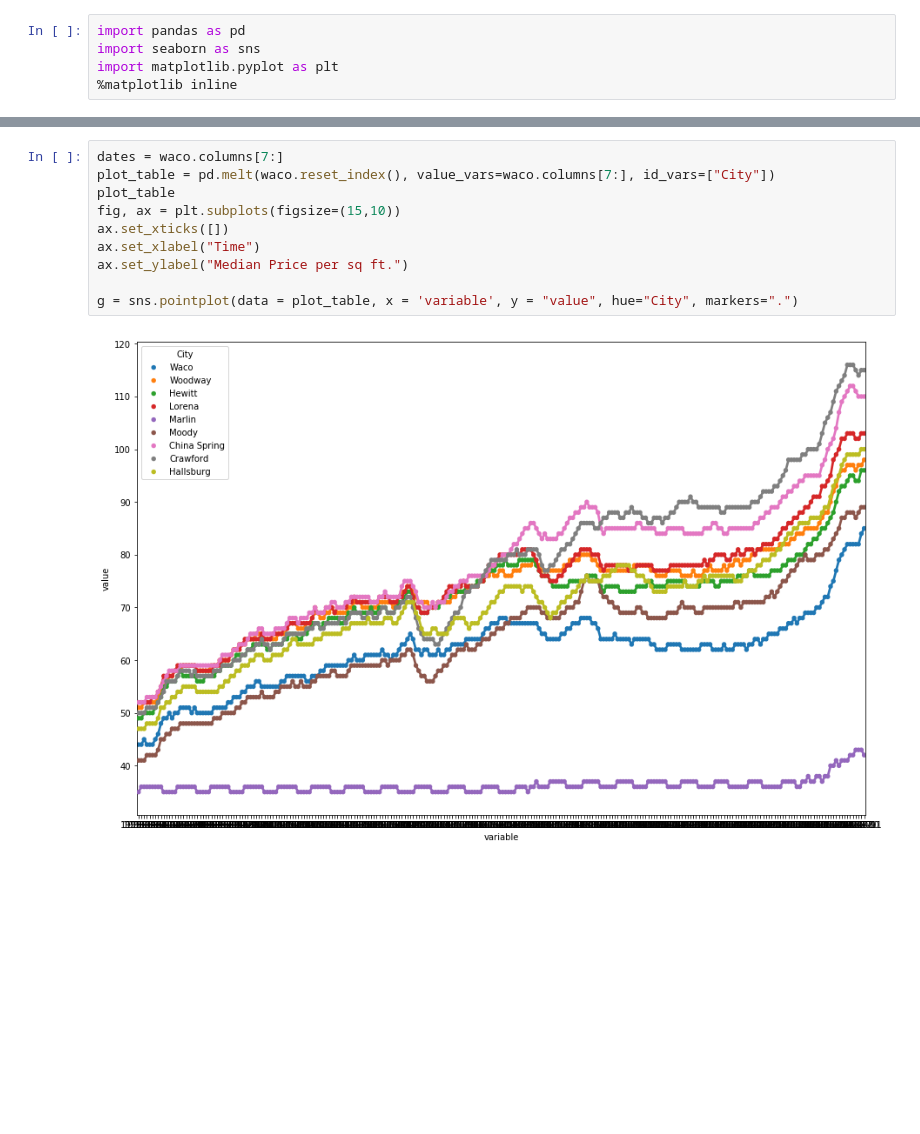
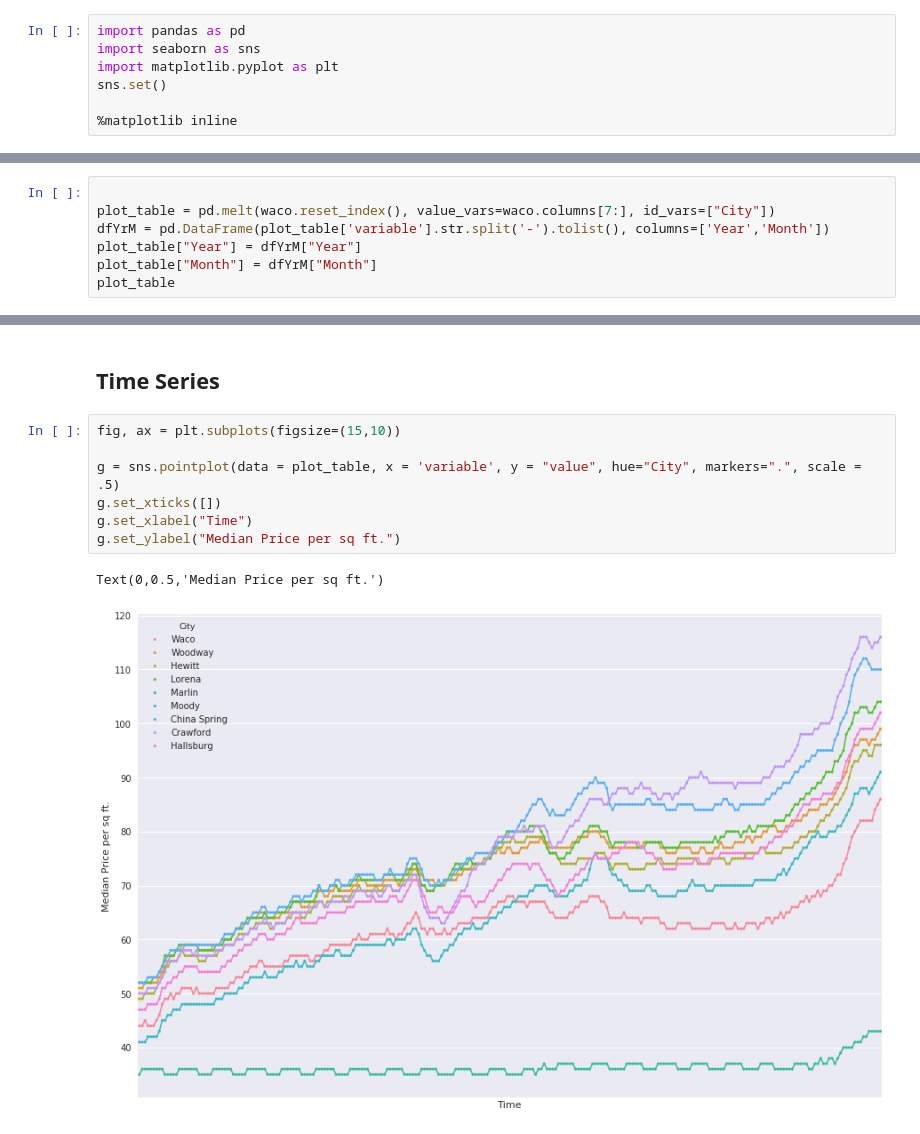
Before and after one commit to scottyla19/housing-analysis, a Jupyter notebook: Housing Analysis.ipynb, the cells around one changed output, grey strips where cells are left out. Saved outputs shown, nothing was run; the diff lists cells and outputs as text; blank space fills up the shorter version.

Commit message:
added time series plots

```diff
--- a/Housing Analysis.ipynb
+++ b/Housing Analysis.ipynb
@@ -2,6 +2,8 @@
 import pandas as pd
 import seaborn as sns
 import matplotlib.pyplot as plt
+sns.set()
+
 %matplotlib inline
 # %%
 # df = pd.read_csv('Zip_MedianValuePerSqft_AllHomes.csv')
@@ -32,0 +36,7 @@ waco.head(10)
+# %%
+
+plot_table = pd.melt(waco.reset_index(), value_vars=waco.columns[7:], id_vars=["City"])
+dfYrM = pd.DataFrame(plot_table['variable'].str.split('-').tolist(), columns=['Year','Month'])
+plot_table["Year"] = dfYrM["Year"]
+plot_table["Month"] = dfYrM["Month"]
+plot_table
@@ -33,12 +62,12 @@ waco.head(10)
+# %% [markdown]
+## Time Series
 # %%
-dates = waco.columns[7:]
-plot_table = pd.melt(waco.reset_index(), value_vars=waco.columns[7:], id_vars=["City"])
-plot_table
 fig, ax = plt.subplots(figsize=(15,10))
-ax.set_xticks([])
-ax.set_xlabel("Time")
-ax.set_ylabel("Median Price per sq ft.")
 
-g = sns.pointplot(data = plot_table, x = 'variable', y = "value", hue="City", markers=".")
+g = sns.pointplot(data = plot_table, x = 'variable', y = "value", hue="City", markers=".", scale = .5)
+g.set_xticks([])
+g.set_xlabel("Time")
+g.set_ylabel("Median Price per sq ft.")
 # %% [output]
+Text(0,0.5,'Median Price per sq ft.')
-[figure, old version]
+[figure, new version]
```
Also changed, not shown: parts of 4 cells of this notebook.
